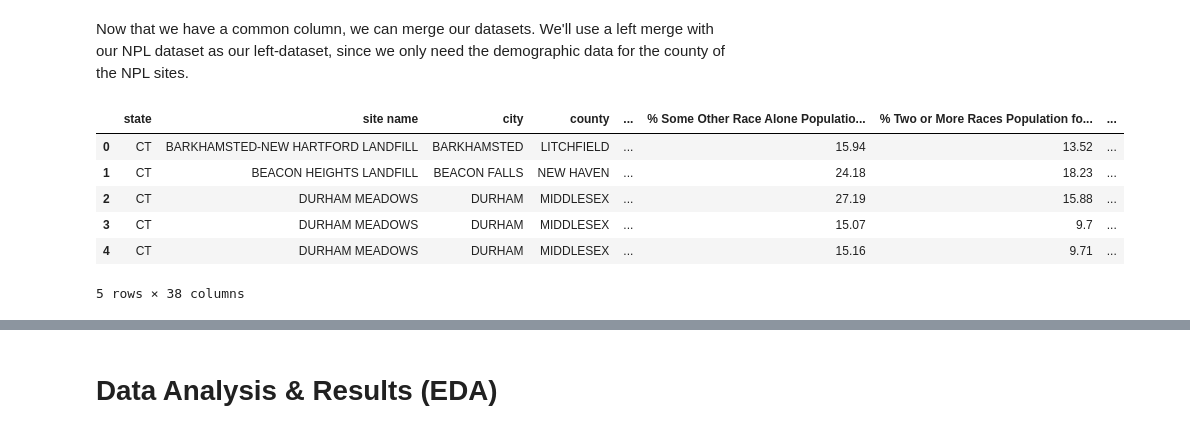
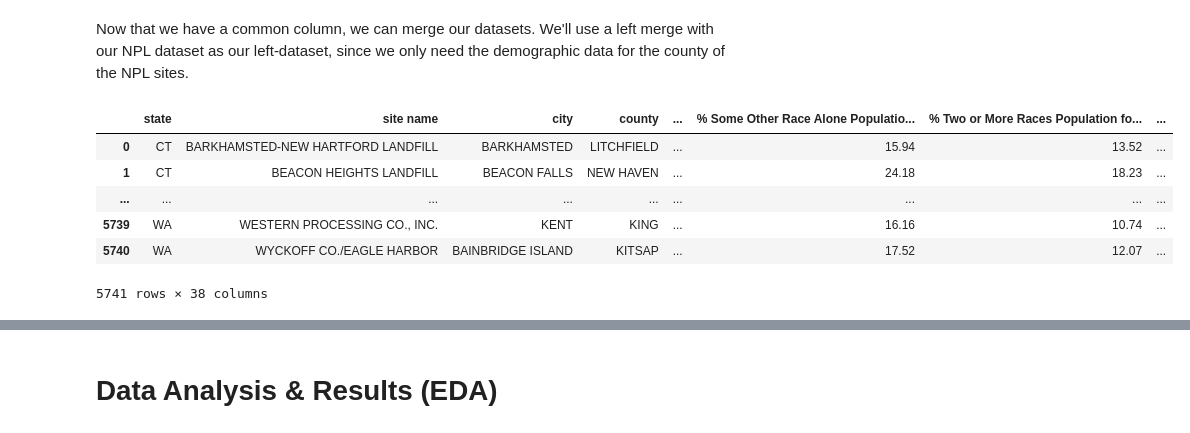
Before and after one commit to jeinuh/superfund-project, a Jupyter notebook: EDACheckpoint_group011.ipynb, the cells around one changed output, grey strips where cells are left out. Drawn from its saved outputs; the diff is of its cells as text; code cells hidden in the pictures.

```diff
--- a/EDACheckpoint_group011.ipynb
+++ b/EDACheckpoint_group011.ipynb
@@ -129,12 +157,12 @@ acs_df.head()
 Now that we have a common column, we can merge our datasets. We'll use a left merge with our NPL dataset as our left-dataset, since we only need the demographic data for the county of the NPL sites.
 # %%
 county_df = pd.merge(npl_df, acs_df, on='county', how='left')
-county_df.head()
+county_df
 # %% [output]
 |  | state | site name | city | county | ... | % Some Other Race Alone Populatio... | % Two or More Races Population fo... | ... |
 | 0 | CT | BARKHAMSTED-NEW HARTFORD LANDFILL | BARKHAMSTED | LITCHFIELD | ... | 15.94 | 13.52 | ... |
 | 1 | CT | BEACON HEIGHTS LANDFILL | BEACON FALLS | NEW HAVEN | ... | 24.18 | 18.23 | ... |
-| 2 | CT | DURHAM MEADOWS | DURHAM | MIDDLESEX | ... | 27.19 | 15.88 | ... |
-| 3 | CT | DURHAM MEADOWS | DURHAM | MIDDLESEX | ... | 15.07 | 9.7 | ... |
-| 4 | CT | DURHAM MEADOWS | DURHAM | MIDDLESEX | ... | 15.16 | 9.71 | ... |
+| ... | ... | ... | ... | ... | ... | ... | ... | ... |
+| 5739 | WA | WESTERN PROCESSING CO., INC. | KENT | KING | ... | 16.16 | 10.74 | ... |
+| 5740 | WA | WYCKOFF CO./EAGLE HARBOR | BAINBRIDGE ISLAND | KITSAP | ... | 17.52 | 12.07 | ... |
-5 rows × 38 columns
+5741 rows × 38 columns
```
Also changed, not shown: parts of 25 cells of this notebook, 1 other file.
